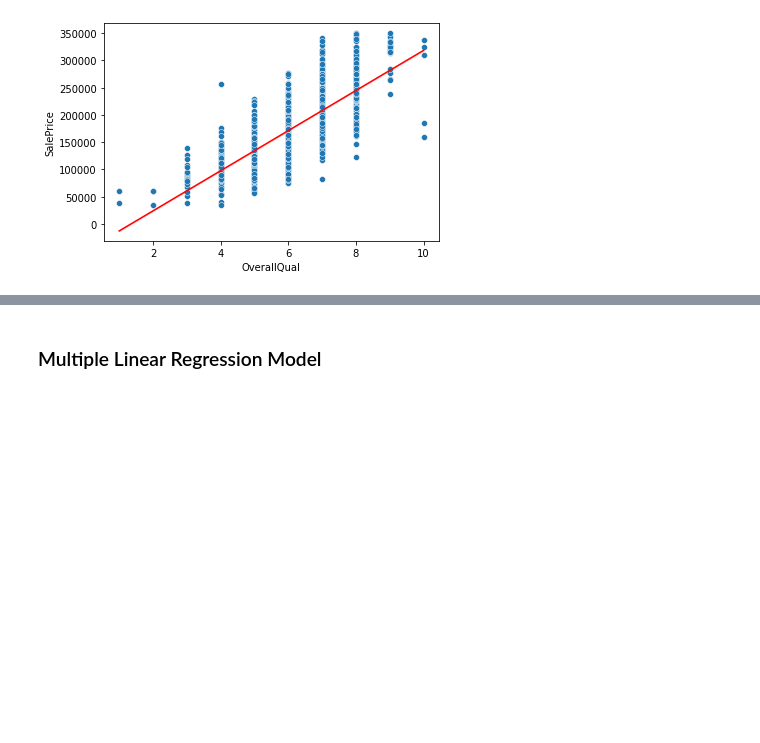
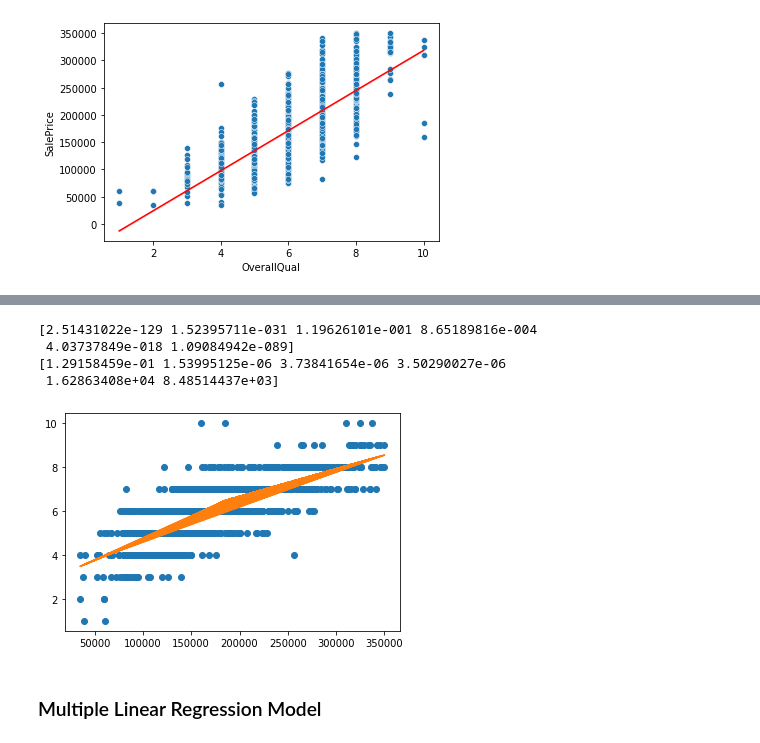
Before and after one commit to erinmcmahon26/Housing-Prices-Regression, a Jupyter notebook: Housing_Prices_Regression.ipynb, the cells around one changed output, grey strips where cells are left out. Drawn from its saved outputs; the diff is of its cells as text; code cells hidden in the pictures; blank space fills up the shorter version.

```diff
--- a/Housing_Prices_Regression.ipynb
+++ b/Housing_Prices_Regression.ipynb
@@ -539,3 +571,31 @@ sns.lineplot(x=x['OverallQual'], y=y_pred, color='red')
+# %%
+import pwlf
+
+PWLF = pwlf.PiecewiseLinFit(df_train2['SalePrice'], df_train2['OverallQual'])
+
+z = PWLF.fit(3)
+slopes = PWLF.calc_slopes()
+
+xHat = df_train2['SalePrice']
+yHat = PWLF.predict(xHat)
+
+p = PWLF.p_values(method='non-linear', step_size=1e-4)
+se = PWLF.se
+# %%
+print(p)
+print(se)
+# %% [output]
+[2.51431022e-129 1.52395711e-031 1.19626101e-001 8.65189816e-004
+ 4.03737849e-018 1.09084942e-089]
+[1.29158459e-01 1.53995125e-06 3.73841654e-06 3.50290027e-06
+ 1.62863408e+04 8.48514437e+03]
+# %%
+plt.figure()
+plt.plot(df_train2['SalePrice'], df_train2['OverallQual'], 'o')
+plt.plot(xHat, yHat, '-')
+plt.show()
+# %% [output]
+[figure, added]
 # %% [markdown]
 ### Multiple Linear Regression Model
 # %%
```
Also changed, not shown: parts of 22 cells of this notebook.
